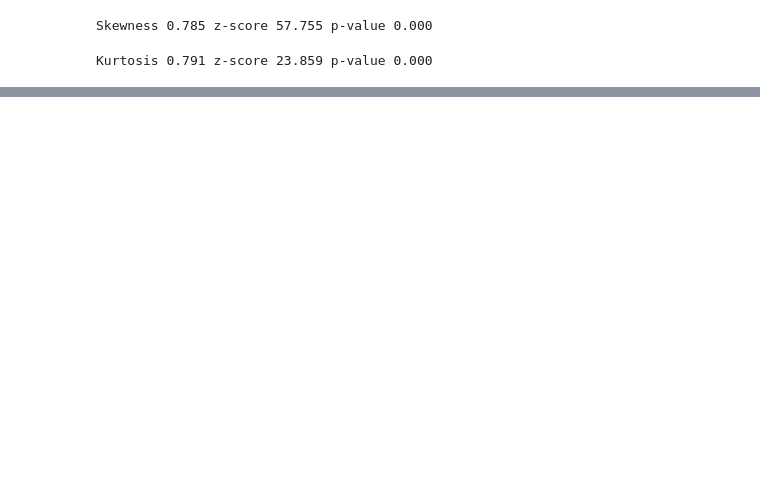
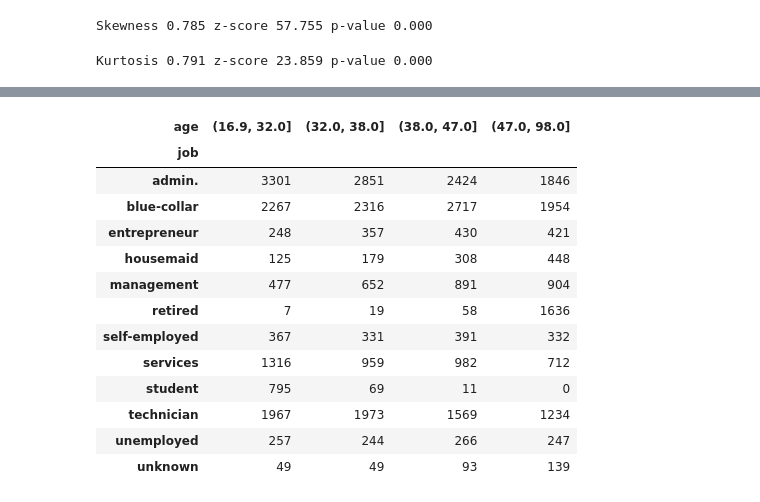
Before and after one commit to AmeeAyco/BANK-DATA-MARKETING-, a Jupyter notebook: MAN_203_S1.ipynb, the cells around one changed output, grey strips where cells are left out. Cells and saved outputs as stored; diff of their text form; code cells hidden in the pictures; blank space fills up the shorter version.

```diff
--- a/MAN_203_S1.ipynb
+++ b/MAN_203_S1.ipynb
@@ -159,7 +161,8 @@ seaborn==0.11.2
 # %%
 # CSV Data were read from the folder. separate texts using delimeter
 missing=["No Info","None","none"]
-df_Bank_Data = pd.read_csv("bank-additional-full.csv",na_values=missing,sep=";")
+url = 'https://raw.githubusercontent.com/AmeeAyco/BANK-DATA-MARKETING-/main/bank-additional-full.csv'
+df_Bank_Data = pd.read_csv(url,na_values=missing,sep=";")
 # %%
 #output first 5 rows just to see the first 5 values of the dataset
 df_Bank_Data.info()
@@ -356,6 +364,7 @@ pcts=[0,0.25,0.5,0.75,1]
 # %%
-bankdataset_binned = pd.concat([pd.qcut(df_Bank_Data.iloc[:, 0], pcts, precision=1),
-                         pd.qcut(df_Bank_Data.iloc[:, 1], pcts, precision=1),
-                         pd.qcut(df_Bank_Data.iloc[:, 2], pcts, precision=1),
-                         pd.qcut(df_Bank_Data.iloc[:, 3], pcts, precision=1)],
-                        join ='outer', axis = 1)
+bankdataset_binned = pd.concat([pd.qcut(df_Bank_Data.iloc[:, 0],pcts, precision=1),
+                                pd.qcut(df_Bank_Data.iloc[:, 10], pcts, precision=1),
+                                pd.qcut(df_Bank_Data.iloc[:, 16], pcts, precision=1),
+                                pd.qcut(df_Bank_Data.iloc[:, 17], pcts, precision=1),
+                                pd.qcut(df_Bank_Data.iloc[:, 18], pcts, precision=1),
+                                ], join ='outer', axis = 1)
@@ -363,0 +379,17 @@ TypeError: unsupported operand type(s) for -: 'str' and 'str'
+# %%
+pd.crosstab(df_Bank_Data['job'], bankdataset_binned['age'])
+# %% [output]
+| age | (16.9, 32.0] | (32.0, 38.0] | (38.0, 47.0] | (47.0, 98.0] |
+| job |  |  |  |  |
+| admin. | 3301 | 2851 | 2424 | 1846 |
+| blue-collar | 2267 | 2316 | 2717 | 1954 |
+| entrepreneur | 248 | 357 | 430 | 421 |
+| housemaid | 125 | 179 | 308 | 448 |
+| management | 477 | 652 | 891 | 904 |
+| retired | 7 | 19 | 58 | 1636 |
+| self-employed | 367 | 331 | 391 | 332 |
+| services | 1316 | 959 | 982 | 712 |
+| student | 795 | 69 | 11 | 0 |
+| technician | 1967 | 1973 | 1569 | 1234 |
+| unemployed | 257 | 244 | 266 | 247 |
+| unknown | 49 | 49 | 93 | 139 |
```
Also changed, not shown: parts of 18 cells of this notebook.
